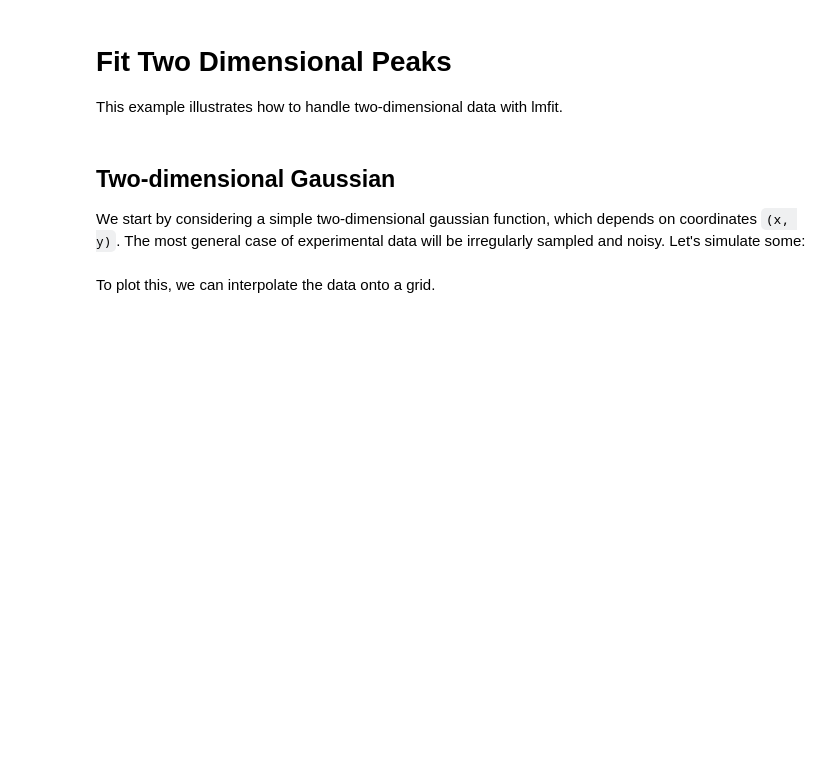
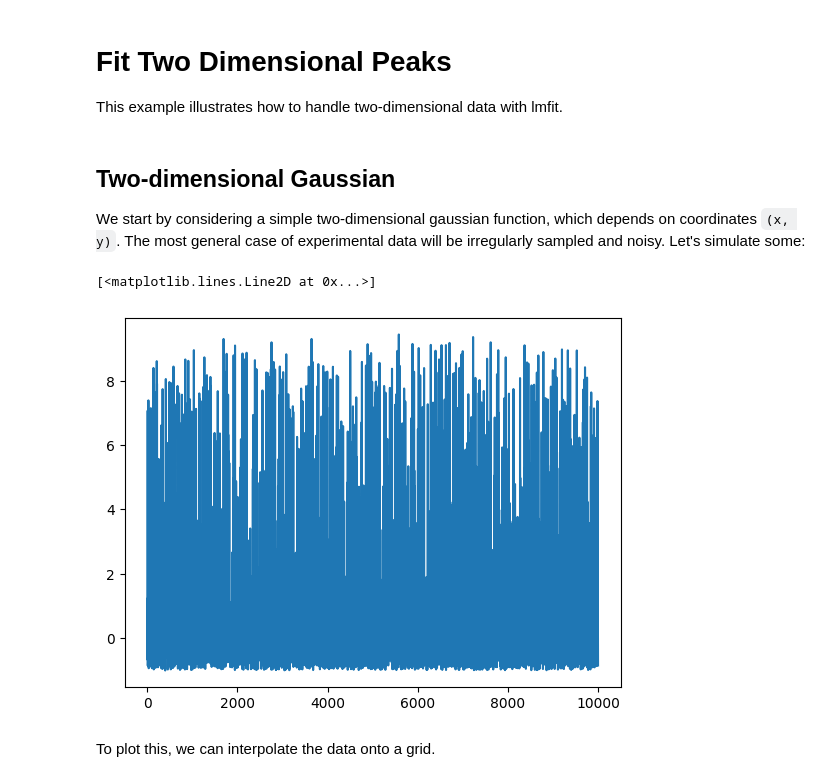
Before and after one commit to laureloneill/psf_source_localization, a Jupyter notebook: example_two_dimensional_peak.ipynb, the cells around one changed output. Drawn from its saved outputs; the diff is of its cells as text; code cells hidden in the pictures; blank space fills up the shorter version.

```diff
--- a/example_two_dimensional_peak.ipynb
+++ b/example_two_dimensional_peak.ipynb
@@ -23,6 +23,11 @@ y = np.random.rand(npoints)*5 - 3
 z = gaussian2d(x, y, amplitude=30, centerx=2, centery=-.5, sigmax=.6, sigmay=.8)
 z += 2*(np.random.rand(*z.shape)-.5)
 error = np.sqrt(z+1)
+# %%
+plt.plot(z)
+# %% [output]
+[<matplotlib.lines.Line2D at 0x...>]
+[figure, added]
 # %% [markdown]
 To plot this, we can interpolate the data onto a grid.
 # %%
```
Also changed, not shown: parts of 4 cells of this notebook, 27 other files.
